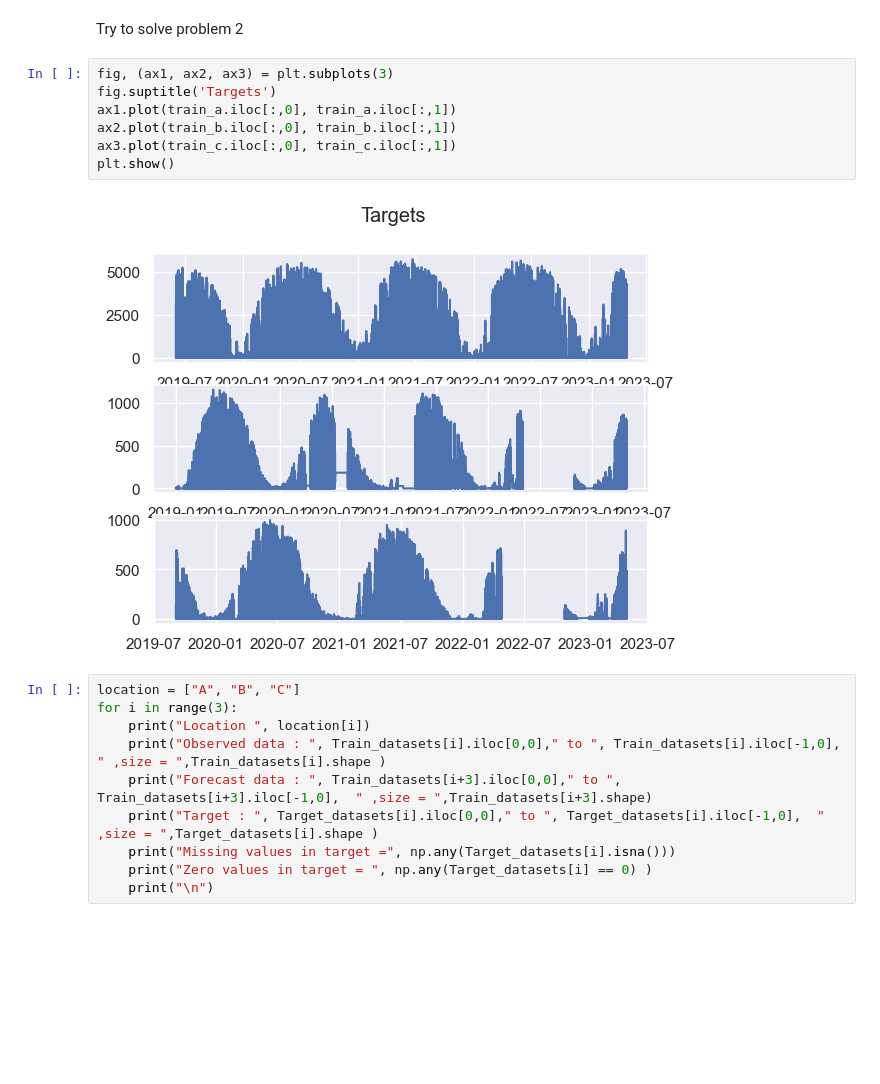
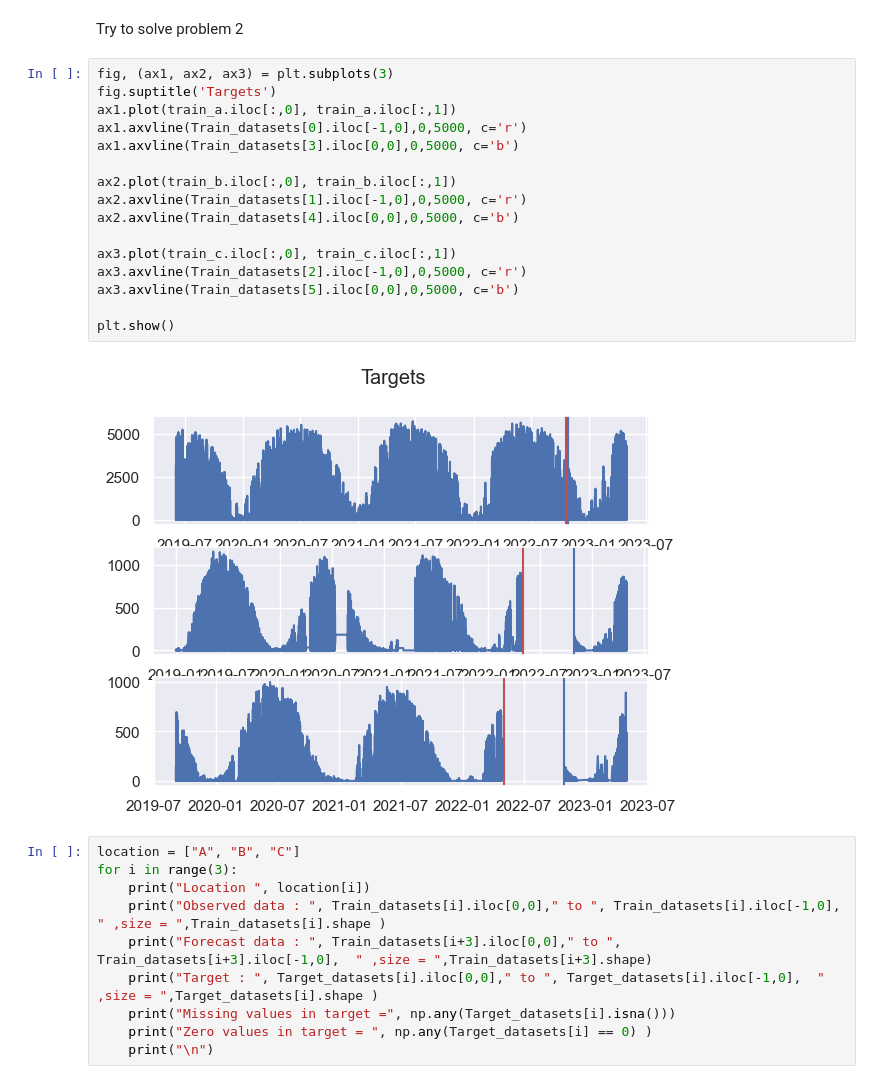
Before and after one commit to hugokerino/Energy-forecasting-NTNU, a Jupyter notebook: data/Hugo/notebook_hugo.ipynb, the cells around one changed output. Saved outputs shown, nothing was run; the diff lists cells and outputs as text; blank space fills up the shorter version.

```diff
--- a/data/Hugo/notebook_hugo.ipynb
+++ b/data/Hugo/notebook_hugo.ipynb
@@ -241,12 +241,21 @@ Try to solve problem 2
 # %%
 fig, (ax1, ax2, ax3) = plt.subplots(3)
 fig.suptitle('Targets')
 ax1.plot(train_a.iloc[:,0], train_a.iloc[:,1])
+ax1.axvline(Train_datasets[0].iloc[-1,0],0,5000, c='r')
+ax1.axvline(Train_datasets[3].iloc[0,0],0,5000, c='b')
+
 ax2.plot(train_b.iloc[:,0], train_b.iloc[:,1])
+ax2.axvline(Train_datasets[1].iloc[-1,0],0,5000, c='r')
+ax2.axvline(Train_datasets[4].iloc[0,0],0,5000, c='b')
+
 ax3.plot(train_c.iloc[:,0], train_c.iloc[:,1])
+ax3.axvline(Train_datasets[2].iloc[-1,0],0,5000, c='r')
+ax3.axvline(Train_datasets[5].iloc[0,0],0,5000, c='b')
+
 plt.show()
 # %% [output]
-[figure, old version]
+[figure, new version]
 # %%
 location = ["A", "B", "C"]
 for i in range(3):
```
Also changed, not shown: parts of 11 cells of this notebook.
